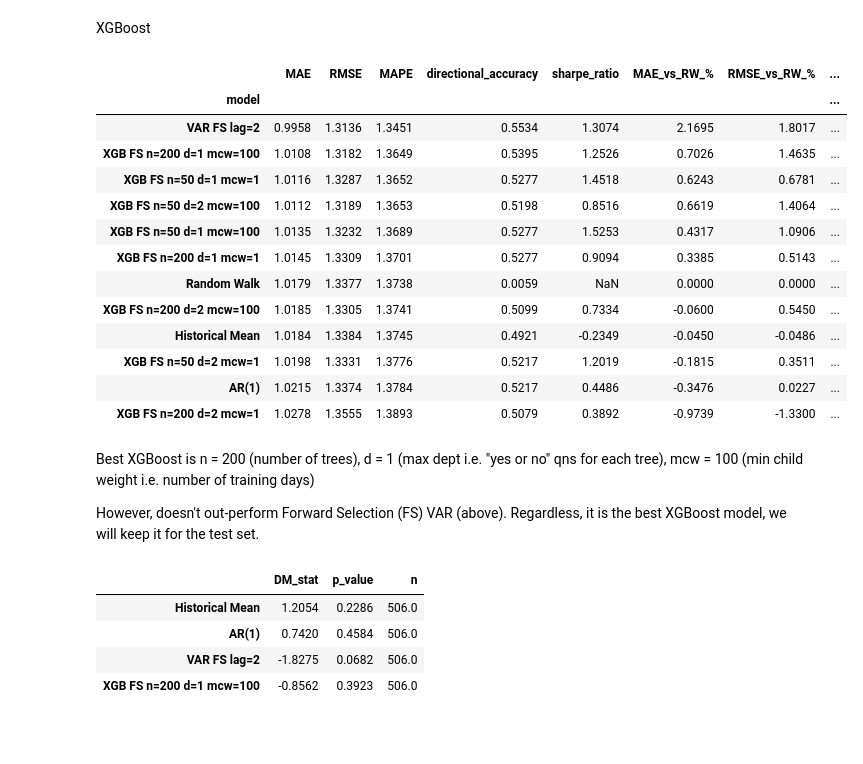
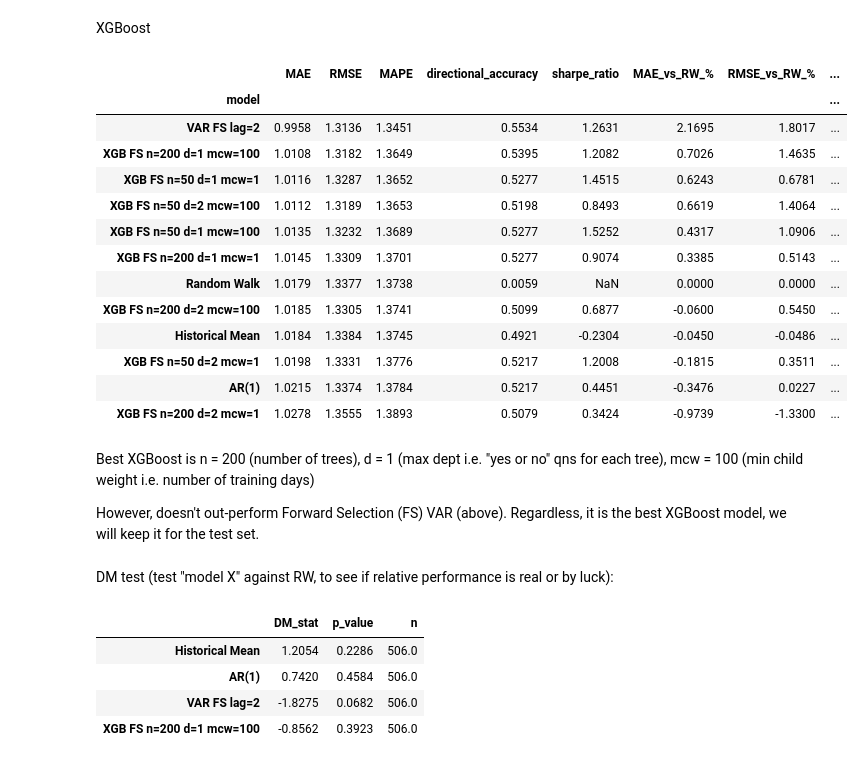
Before and after one commit to airrehn/Sample-Taxed, a Jupyter notebook: notebooks/forecast1.ipynb, the cells around one changed output. Saved outputs shown, nothing was run; the diff lists cells and outputs as text; code cells hidden in the pictures; blank space fills up the shorter version.

```diff
--- a/notebooks/forecast1.ipynb
+++ b/notebooks/forecast1.ipynb
@@ -459,7 +459,7 @@ for stage, cols in STAGES.items():
     for p in range(1, 6):
         results[f"VAR {stage} p={p}"] = walk_forward(df_var, forecast_funct=var_forecast, cols=cols, lags=p, **val_args)
 # %%
-table = compare_models(results)[["MAE", "RMSE", "MAPE", "directional_accuracy", "sharpe_ratio"]]
+table = compare_models_staggered(results)[["MAE", "RMSE", "MAPE", "directional_accuracy", "sharpe_ratio"]]
 for m in ["MAE", "RMSE", "MAPE"]:
     table[f"{m}_vs_RW_%"] = (1 - table[m] / table.loc["Random Walk", m]) * 100
 table.round(4).sort_values("MAPE")
@@ -555,7 +555,7 @@ results = {
     f"VAR {selected} lag={best_lag}": walk_forward(df_var, forecast_funct=var_forecast, cols=selected, lags=best_lag, **val_args),
 }
 
-table = compare_models(results)[["MAE", "RMSE", "MAPE", "directional_accuracy", "sharpe_ratio"]]
+table = compare_models_staggered(results)[["MAE", "RMSE", "MAPE", "directional_accuracy", "sharpe_ratio"]]
 for m in ["MAE", "RMSE", "MAPE"]:
     table[f"{m}_vs_RW_%"] = (1 - table[m] / table.loc["Random Walk", m]) * 100
 table.round(4).sort_values("MAPE")
@@ -626,29 +626,31 @@ for g, r in zip(grid, runs):
     results[name] = r
     xgb_params[name] = g
 # %%
-table = compare_models(results)[["MAE", "RMSE", "MAPE", "directional_accuracy", "sharpe_ratio"]]
+table = compare_models_staggered(results)[["MAE", "RMSE", "MAPE", "directional_accuracy", "sharpe_ratio"]]
 for m in ["MAE", "RMSE", "MAPE"]:
     table[f"{m}_vs_RW_%"] = (1 - table[m] / table.loc["Random Walk", m]) * 100
 table.round(4).sort_values("MAPE")
 # %% [output]
 |  | MAE | RMSE | MAPE | directional_accuracy | sharpe_ratio | MAE_vs_RW_% | RMSE_vs_RW_% | ... |
 | model |  |  |  |  |  |  |  | ... |
-| VAR FS lag=2 | 0.9958 | 1.3136 | 1.3451 | 0.5534 | 1.3074 | 2.1695 | 1.8017 | ... |
-| XGB FS n=200 d=1 mcw=100 | 1.0108 | 1.3182 | 1.3649 | 0.5395 | 1.2526 | 0.7026 | 1.4635 | ... |
-| XGB FS n=50 d=1 mcw=1 | 1.0116 | 1.3287 | 1.3652 | 0.5277 | 1.4518 | 0.6243 | 0.6781 | ... |
-| XGB FS n=50 d=2 mcw=100 | 1.0112 | 1.3189 | 1.3653 | 0.5198 | 0.8516 | 0.6619 | 1.4064 | ... |
-| XGB FS n=50 d=1 mcw=100 | 1.0135 | 1.3232 | 1.3689 | 0.5277 | 1.5253 | 0.4317 | 1.0906 | ... |
-| XGB FS n=200 d=1 mcw=1 | 1.0145 | 1.3309 | 1.3701 | 0.5277 | 0.9094 | 0.3385 | 0.5143 | ... |
+| VAR FS lag=2 | 0.9958 | 1.3136 | 1.3451 | 0.5534 | 1.2631 | 2.1695 | 1.8017 | ... |
+| XGB FS n=200 d=1 mcw=100 | 1.0108 | 1.3182 | 1.3649 | 0.5395 | 1.2082 | 0.7026 | 1.4635 | ... |
+| XGB FS n=50 d=1 mcw=1 | 1.0116 | 1.3287 | 1.3652 | 0.5277 | 1.4515 | 0.6243 | 0.6781 | ... |
+| XGB FS n=50 d=2 mcw=100 | 1.0112 | 1.3189 | 1.3653 | 0.5198 | 0.8493 | 0.6619 | 1.4064 | ... |
+| XGB FS n=50 d=1 mcw=100 | 1.0135 | 1.3232 | 1.3689 | 0.5277 | 1.5252 | 0.4317 | 1.0906 | ... |
+| XGB FS n=200 d=1 mcw=1 | 1.0145 | 1.3309 | 1.3701 | 0.5277 | 0.9074 | 0.3385 | 0.5143 | ... |
 | Random Walk | 1.0179 | 1.3377 | 1.3738 | 0.0059 | NaN | 0.0000 | 0.0000 | ... |
-| XGB FS n=200 d=2 mcw=100 | 1.0185 | 1.3305 | 1.3741 | 0.5099 | 0.7334 | -0.0600 | 0.5450 | ... |
-| Historical Mean | 1.0184 | 1.3384 | 1.3745 | 0.4921 | -0.2349 | -0.0450 | -0.0486 | ... |
-| XGB FS n=50 d=2 mcw=1 | 1.0198 | 1.3331 | 1.3776 | 0.5217 | 1.2019 | -0.1815 | 0.3511 | ... |
-| AR(1) | 1.0215 | 1.3374 | 1.3784 | 0.5217 | 0.4486 | -0.3476 | 0.0227 | ... |
-| XGB FS n=200 d=2 mcw=1 | 1.0278 | 1.3555 | 1.3893 | 0.5079 | 0.3892 | -0.9739 | -1.3300 | ... |
+| XGB FS n=200 d=2 mcw=100 | 1.0185 | 1.3305 | 1.3741 | 0.5099 | 0.6877 | -0.0600 | 0.5450 | ... |
+| Historical Mean | 1.0184 | 1.3384 | 1.3745 | 0.4921 | -0.2304 | -0.0450 | -0.0486 | ... |
+| XGB FS n=50 d=2 mcw=1 | 1.0198 | 1.3331 | 1.3776 | 0.5217 | 1.2008 | -0.1815 | 0.3511 | ... |
+| AR(1) | 1.0215 | 1.3374 | 1.3784 | 0.5217 | 0.4451 | -0.3476 | 0.0227 | ... |
+| XGB FS n=200 d=2 mcw=1 | 1.0278 | 1.3555 | 1.3893 | 0.5079 | 0.3424 | -0.9739 | -1.3300 | ... |
 # %% [markdown]
 Best XGBoost is n = 200 (number of trees), d = 1 (max dept i.e. "yes or no" qns for each tree), mcw = 100 (min child weight i.e. number of training days)
 
 However, doesn't out-perform Forward Selection (FS) VAR (above). Regardless, it is the best XGBoost model, we will keep it for the test set.
+# %% [markdown]
+DM test (test "model X" against RW, to see if relative performance is real or by luck):
 # %%
 from src.metrics import dm_table
 
```
Also changed, not shown: parts of 18 cells of this notebook, 1 other file.
